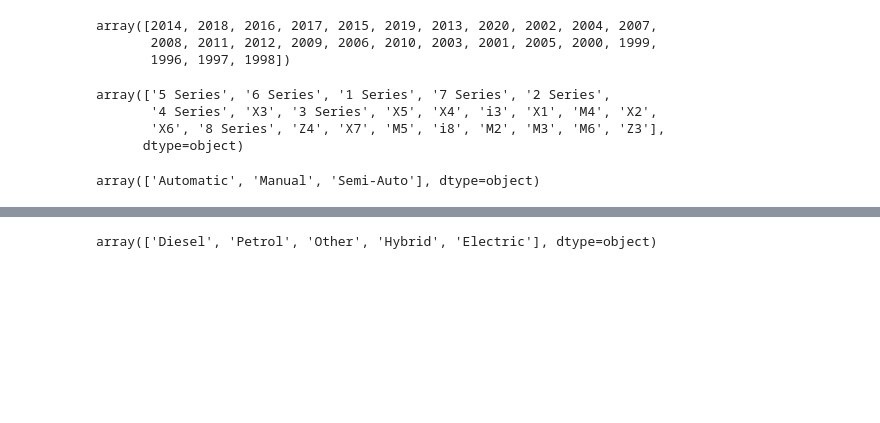
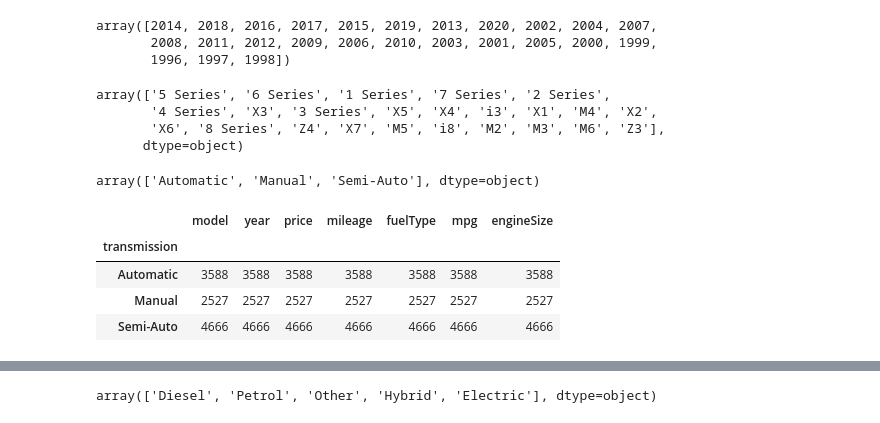
Before and after one commit to MSIA/2022-msia423-yihanzhou, a Jupyter notebook: notebooks/AVCmodel.ipynb, the cells around one changed output, grey strips where cells are left out. Drawn from its saved outputs; the diff is of its cells as text; code cells hidden in the pictures; blank space fills up the shorter version.

```diff
--- a/notebooks/AVCmodel.ipynb
+++ b/notebooks/AVCmodel.ipynb
@@ -168,3 +168,11 @@ array(['5 Series', '6 Series', '1 Series', '7 Series', '2 Series',
 bmw.transmission.unique()
 # %% [output]
 array(['Automatic', 'Manual', 'Semi-Auto'], dtype=object)
+# %%
+group1
+# %% [output]
+|  | model | year | price | mileage | fuelType | mpg | engineSize |
+| transmission |  |  |  |  |  |  |  |
+| Automatic | 3588 | 3588 | 3588 | 3588 | 3588 | 3588 | 3588 |
+| Manual | 2527 | 2527 | 2527 | 2527 | 2527 | 2527 | 2527 |
+| Semi-Auto | 4666 | 4666 | 4666 | 4666 | 4666 | 4666 | 4666 |
```
Also changed, not shown: parts of 4 cells of this notebook.
